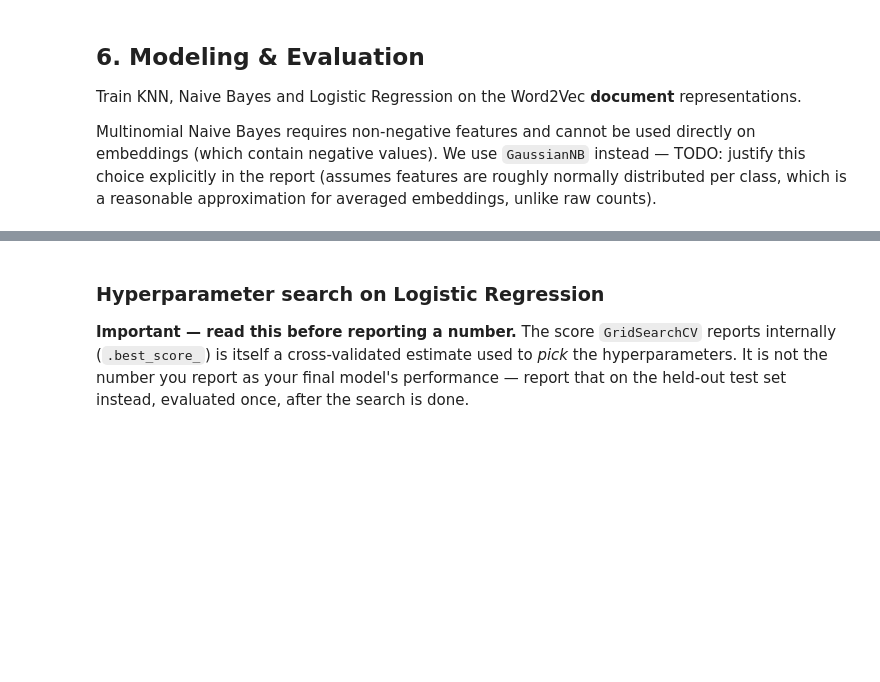
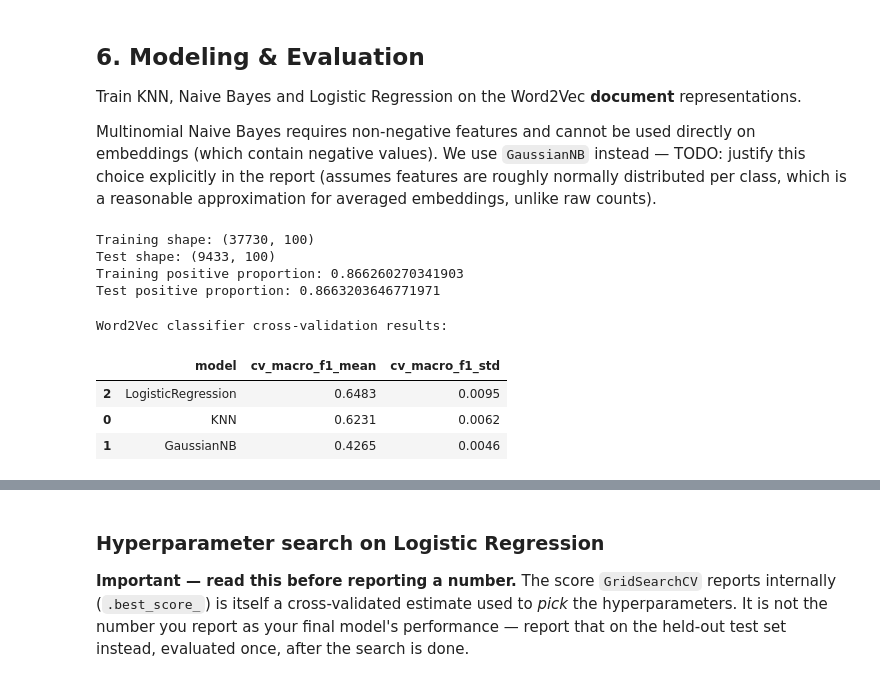
Before and after one commit to GLJADS/AML_v2.0, a Jupyter notebook: Assignment1_CDs_Vinyl.ipynb, the cells around one changed output, grey strips where cells are left out. Saved outputs shown, nothing was run; the diff lists cells and outputs as text; code cells hidden in the pictures; blank space fills up the shorter version.

```diff
--- a/Assignment1_CDs_Vinyl.ipynb
+++ b/Assignment1_CDs_Vinyl.ipynb
@@ -670,0 +652,60 @@ for name, model in models.items():
+# %%
+#Same split as Task 4
+X_tr, X_te = X_doc_tr, X_doc_te
+
+print("Training shape:", X_tr.shape)
+print("Test shape:", X_te.shape)
+print("Training positive proportion:", y_tr.mean())
+print("Test positive proportion:", y_te.mean())
+# %% [output]
+Training shape: (37730, 100)
+Test shape: (9433, 100)
+Training positive proportion: 0.866260270341903
+Test positive proportion: 0.8663203646771971
+# %%
+#Evaluation metrics
+
+scoring = {
+    "accuracy": "accuracy",
+    "balanced_accuracy": "balanced_accuracy",
+    "macro_f1": "f1_macro",
+    "weighted_f1": "f1_weighted",
+    "negative_recall": "recall_macro"
+}
+
+cv = StratifiedKFold(
+    n_splits=5,
+    shuffle=True,
+    random_state=RANDOM_STATE
+)
+# %%
+# Models
+
+models = {
+    "KNN": Pipeline([("scale", StandardScaler()), ("clf", KNeighborsClassifier(n_neighbors=15))]),
+    "GaussianNB": Pipeline([("clf", GaussianNB())]),
+    "LogisticRegression": Pipeline([("scale", StandardScaler()),("clf", LogisticRegression(max_iter=2000, random_state=RANDOM_STATE))]),
+}
+# %%
+#Cross validation
+cv_results = []
+cv_fold_results = {}
+for name, model in models.items():
+    scores_cv = cross_validate(model, X_tr, y_tr, cv=cv, scoring=scoring, n_jobs=-1, return_train_score=False)
+    cv_fold_results[name] = scores_cv
+    cv_results.append({
+        "model": name,
+        "cv_macro_f1_mean": scores_cv["test_macro_f1"].mean(),
+        "cv_macro_f1_std": scores_cv["test_macro_f1"].std(),
+    })
+
+#Display results
+cv_results_df = pd.DataFrame(cv_results).sort_values("cv_macro_f1_mean",ascending=False).round(4)
+print("\nWord2Vec classifier cross-validation results:")
+display(cv_results_df)
+# %% [output]
+Word2Vec classifier cross-validation results:
+|  | model | cv_macro_f1_mean | cv_macro_f1_std |
+| 2 | LogisticRegression | 0.6483 | 0.0095 |
+| 0 | KNN | 0.6231 | 0.0062 |
+| 1 | GaussianNB | 0.4265 | 0.0046 |
```
Also changed, not shown: parts of 18 cells of this notebook.
